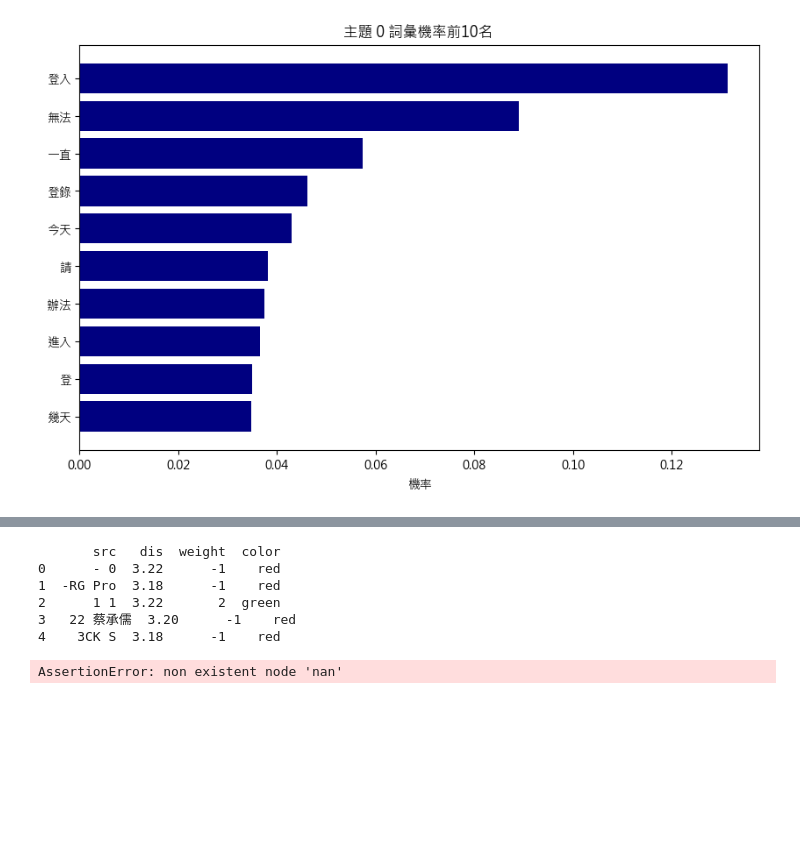
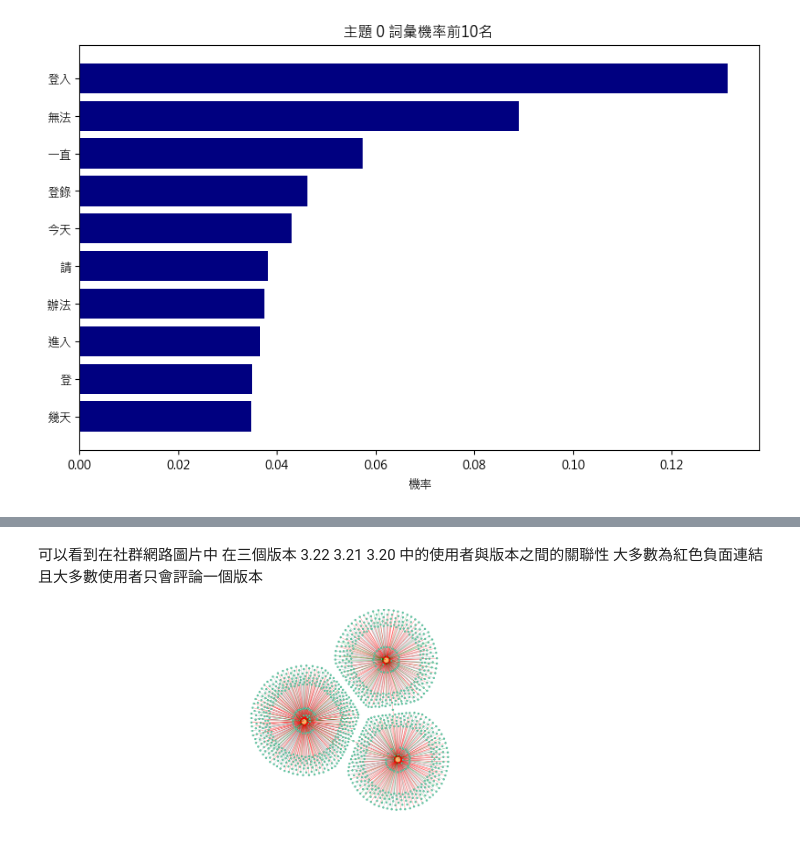
Before and after one commit to hank9453/sb, a Jupyter notebook: topic_model_zh_udn.ipynb, the cells around one changed output, grey strips where cells are left out. Cells and saved outputs as stored; diff of their text form; code cells hidden in the pictures; blank space fills up the shorter version.

```diff
--- a/topic_model_zh_udn.ipynb
+++ b/topic_model_zh_udn.ipynb
@@ -844,11 +888,17 @@ udn.head()
 # %%
 #parse comment
+import random
 
+po_df = select_versions[['reviewId','appVersion']].drop_duplicates().rename(columns = {'reviewId':'src','appVersion':'dis'})
+po_df = po_df[~po_df['src'].isna()]
+po_df = po_df[~po_df['dis'].isna()]
 
-re_df = udn[['userName','appVersion','score']].rename(columns = {'userName':'src','appVersion':'dis','score':'weight'})
+re_df = select_versions[['userName','appVersion','score']].rename(columns = {'userName':'src','appVersion':'dis','score':'weight'})
 re_df = re_df[~re_df['src'].isna()]
 re_df = re_df[~re_df['dis'].isna()]
 re_df = re_df[~re_df['weight'].isna()]
+
+
 
 
 def convertStatus(s):
@@ -866,15 +916,6 @@ def getColor(w):
   else:
     return 'red'
 re_df['color'] = re_df.weight.map(getColor)
-
-print(re_df.head(5))
-# %% [output]
-       src   dis  weight  color
-0      - 0  3.22      -1    red
-1  -RG Pro  3.18      -1    red
-2      1 1  3.22       2  green
-3   22 蔡承儒  3.20      -1    red
-4    3CK S  3.18      -1    red
 # %%
 import pyvis
 from PIL import Image
@@ -882,9 +923,10 @@ from PIL import Image
 netWork = pyvis.network.Network(notebook=True, cdn_resources='in_line',directed=True)
 
 
-person = list(set(re_df.src.unique().tolist()))
+person = list(set(po_df.src.unique().tolist()+re_df.src.unique().tolist()))
+# 移除 url 中的 nan 值，建立 url_clean
+url = po_df.dis.unique().tolist()
 
-url = po_df.dis.unique().tolist()
 netWork.add_nodes(
     nodes = person,
     value = [1 for i in range(len(person))],
@@ -905,6 +947,17 @@ for i in re_df.to_numpy():
 # 設定layout
 netWork.repulsion()
 
-netWork.save_graph('network.html')
+# 產生 HTML 字串
+html_content = netWork.generate_html()
+
+# 手動以 utf-8 儲存檔案，避免 cp950 編碼錯誤
+with open('network.html', 'w', encoding='utf-8') as f:
+    f.write(html_content)
-# %% [output]
-AssertionError: non existent node 'nan'
+# %% [markdown]
+可以看到在社群網路圖片中 在三個版本 3.22 3.21 3.20 中的使用者與版本之間的關聯性
+大多數為紅色負面連結
+且大多數使用者只會評論一個版本
+# %%
+Image.open('network.png')
+# %% [output]
+[figure, added]
```
Also changed, not shown: parts of 27 cells of this notebook.
